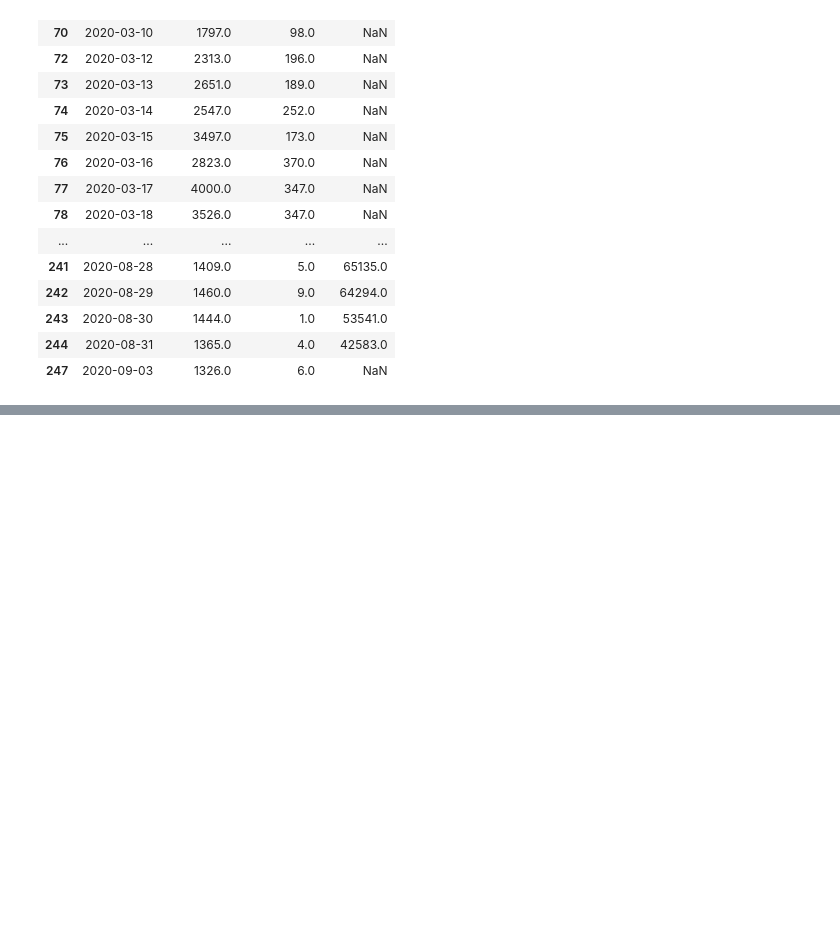
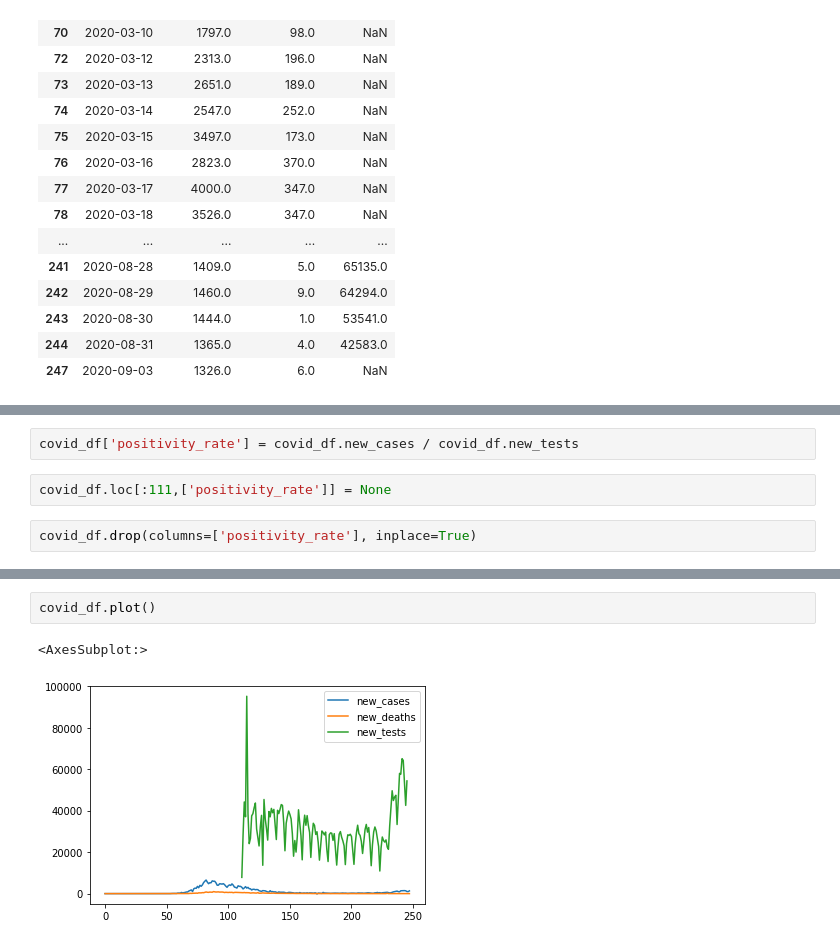
Before and after one commit to RndmCodeGuy20/Data-Analysis-w-Pandas, a Jupyter notebook: Examples/CovidItaly.ipynb, the cells around one changed output, grey strips where cells are left out. Saved outputs shown, nothing was run; the diff lists cells and outputs as text; blank space fills up the shorter version.

```diff
--- a/Examples/CovidItaly.ipynb
+++ b/Examples/CovidItaly.ipynb
@@ -259,0 +288,6 @@ with pd.option_context('display.max_rows', 100):
+# %%
+covid_df['positivity_rate'] = covid_df.new_cases / covid_df.new_tests
+# %%
+covid_df.loc[:111,['positivity_rate']] = None
+# %%
+covid_df.drop(columns=['positivity_rate'], inplace=True)
@@ -259,0 +310,5 @@ with pd.option_context('display.max_rows', 100):
+# %%
+covid_df.plot()
+# %% [output]
+<AxesSubplot:>
+[figure, added]
```
Also changed, not shown: parts of 46 cells of this notebook, 2 other files.
